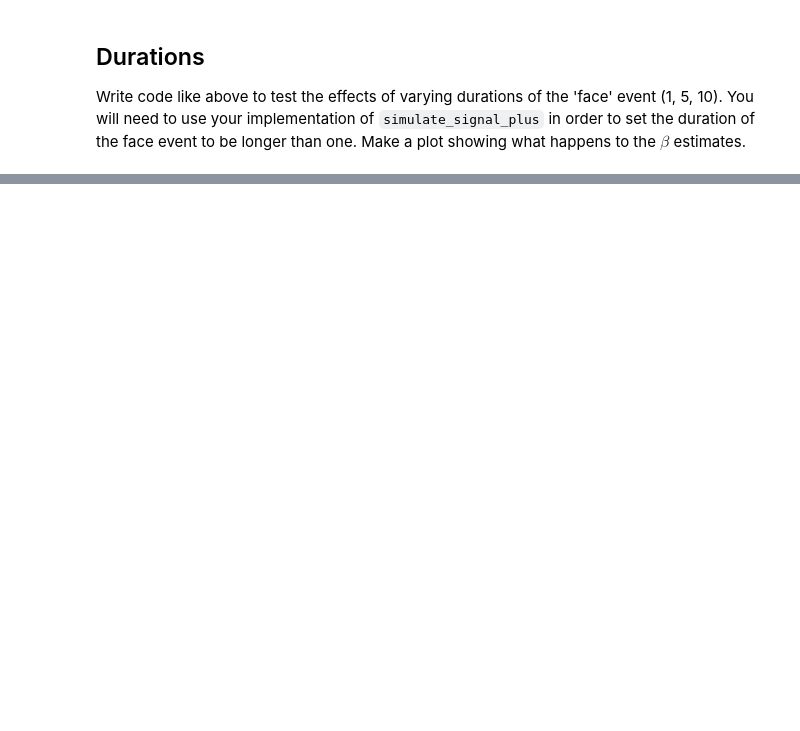
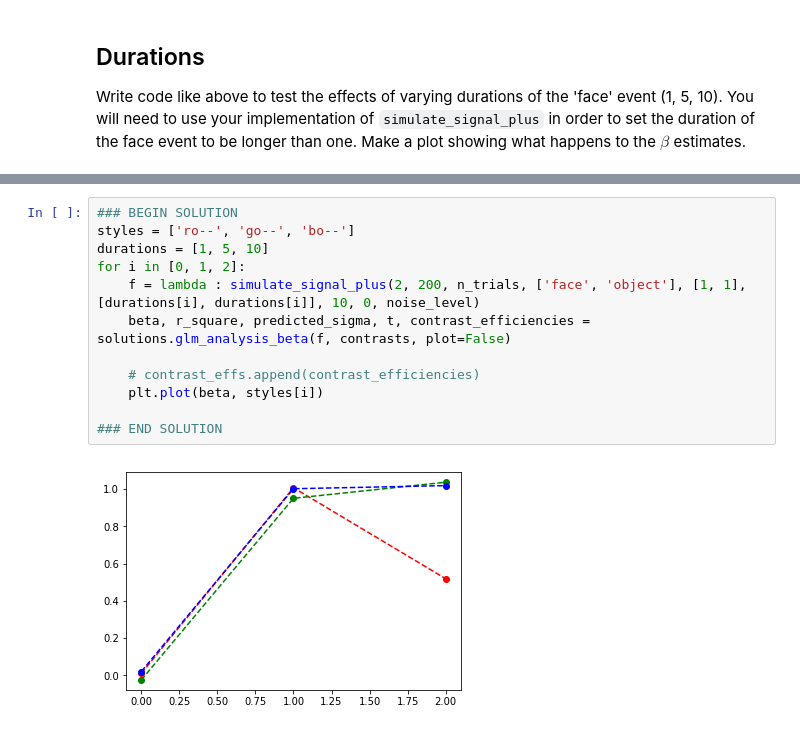
Before and after one commit to sapols/bai-book, a Jupyter notebook: content/labs/lab-glm/index.ipynb, the cells around one changed output, grey strips where cells are left out. Saved outputs shown, nothing was run; the diff lists cells and outputs as text; blank space fills up the shorter version.

```diff
--- a/content/labs/lab-glm/index.ipynb
+++ b/content/labs/lab-glm/index.ipynb
@@ -975,0 +1002,14 @@ Write code like above to test the effects of varying durations of the 'face' eve
+# %%
+### BEGIN SOLUTION
+styles = ['ro--', 'go--', 'bo--']
+durations = [1, 5, 10]
+for i in [0, 1, 2]:
+    f = lambda : simulate_signal_plus(2, 200, n_trials, ['face', 'object'], [1, 1], [durations[i], durations[i]], 10, 0, noise_level)
+    beta, r_square, predicted_sigma, t, contrast_efficiencies = solutions.glm_analysis_beta(f, contrasts, plot=False)
+
+    # contrast_effs.append(contrast_efficiencies)
+    plt.plot(beta, styles[i])
+
+### END SOLUTION
+# %% [output]
+[figure, added]
```
Also changed, not shown: parts of 10 cells of this notebook.
